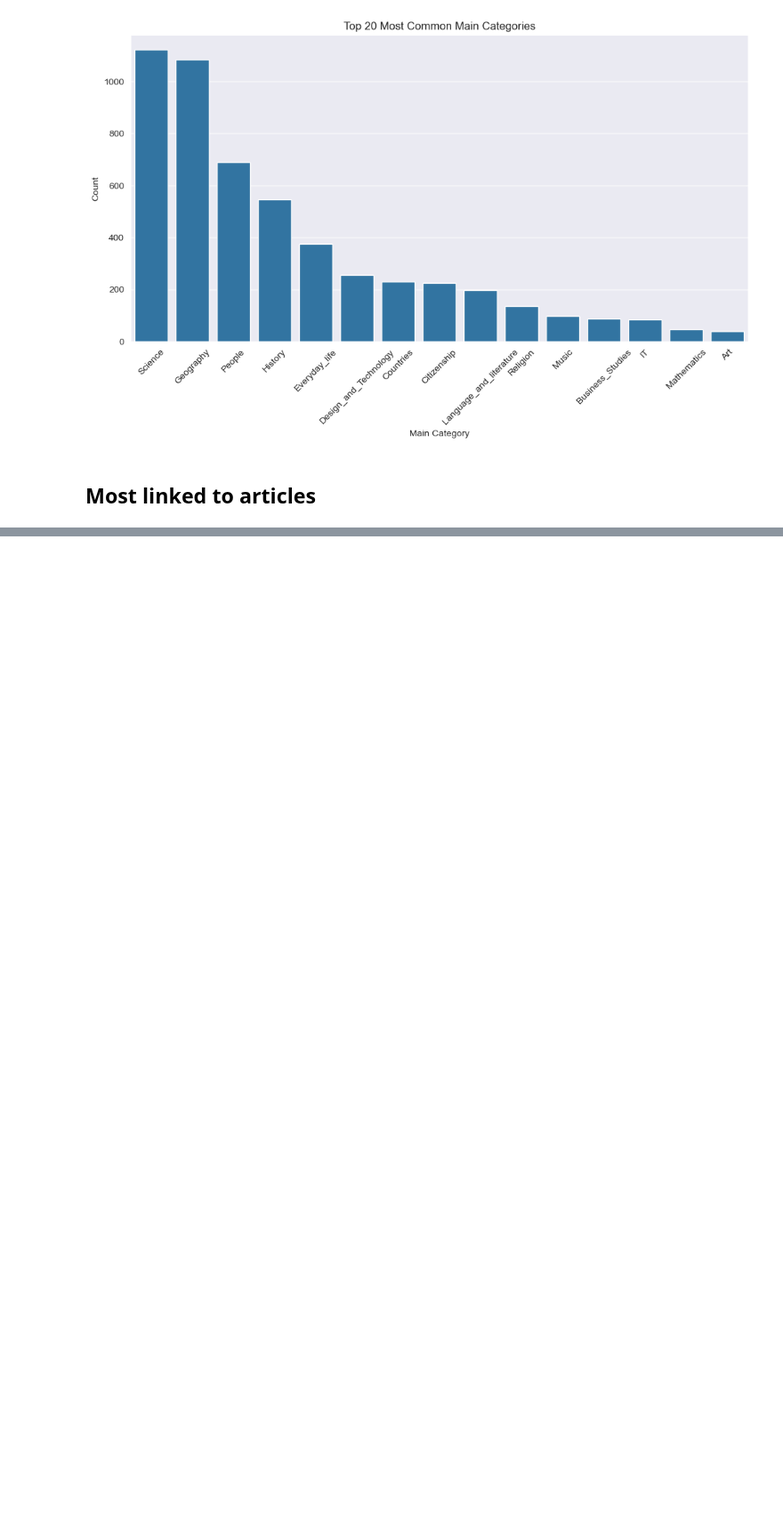
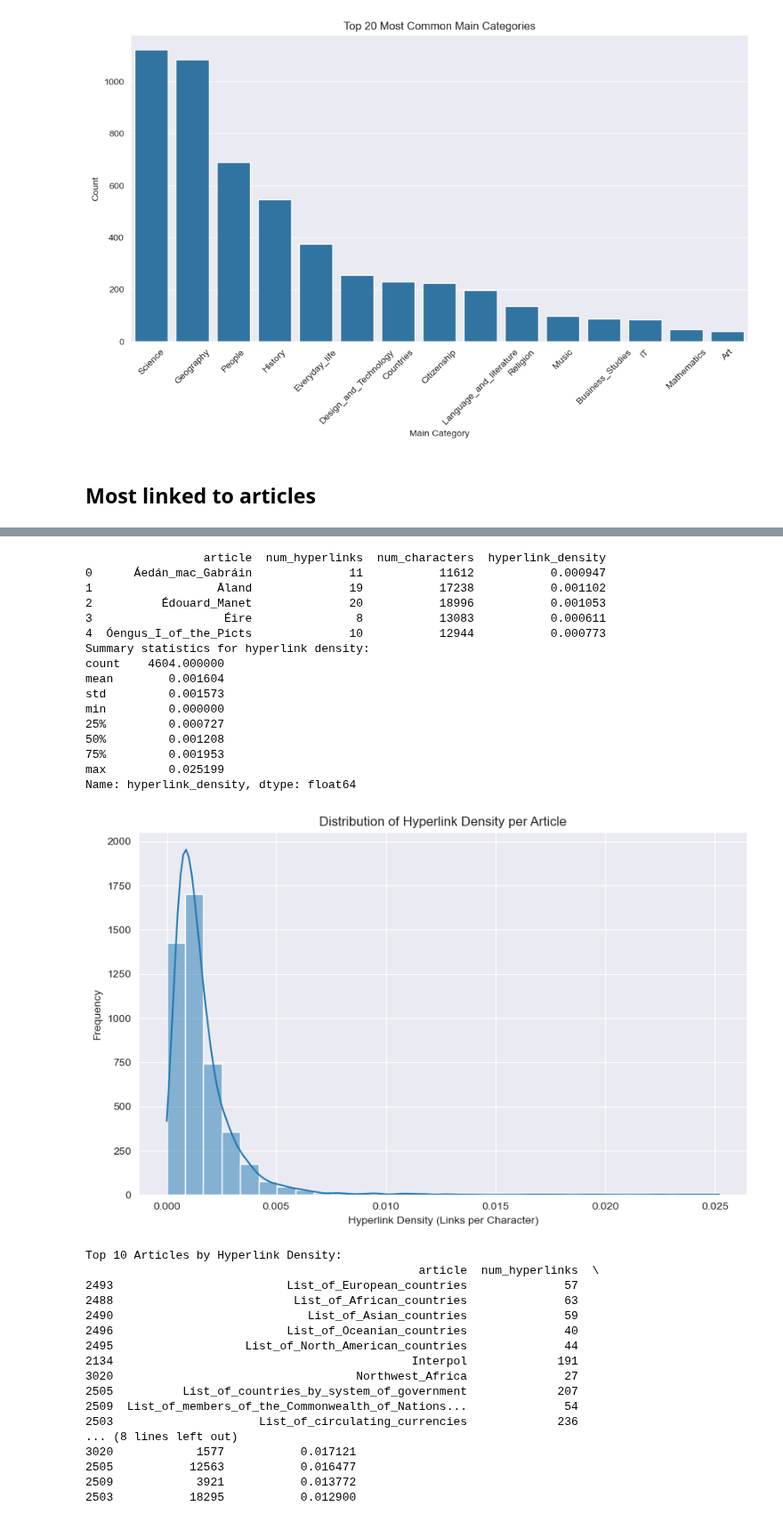
Before and after one commit to epfl-ada/ada-2024-project-adaholiks, a Jupyter notebook: statistical_analysis_osc.ipynb, the cells around one changed output, grey strips where cells are left out. Shown at 89% size. Drawn from its saved outputs; the diff is of its cells as text; code cells hidden in the pictures; blank space fills up the shorter version.

```diff
--- a/statistical_analysis_osc.ipynb
+++ b/statistical_analysis_osc.ipynb
@@ -906,3 +1007,72 @@ Name: count, dtype: int64
+# %%
+# Ensure plain_text is a string and handle missing values
+article_df['plain_text'] = article_df['plain_text'].fillna("").astype(str)
+
+# Calculate the number of characters in the plain_text column
+article_df['num_characters'] = article_df['plain_text'].apply(len)
+
+# Calculate hyperlink density (num_hyperlinks / num_characters)
+# Avoid division by zero by setting density to 0 if num_characters is 0
+article_df['hyperlink_density'] = article_df.apply(
+    lambda row: row['num_hyperlinks'] / row['num_characters'] if row['num_characters'] > 0 else 0,
+    axis=1
+)
+
+# Display the articles with their hyperlink density
+print(article_df[['article', 'num_hyperlinks', 'num_characters', 'hyperlink_density']].head())
+
+# Summary statistics of hyperlink density
+print("Summary statistics for hyperlink density:")
+print(article_df['hyperlink_density'].describe())
+
+# Plot the distribution of hyperlink density
+plt.figure(figsize=(10, 6))
+sns.histplot(article_df['hyperlink_density'], bins=30, kde=True)
+plt.title("Distribution of Hyperlink Density per Article")
+plt.xlabel("Hyperlink Density (Links per Character)")
+plt.ylabel("Frequency")
+plt.grid(True)
+plt.show()
+
+# Identify articles with the highest hyperlink density
+top_hyperlink_density = article_df.sort_values(by='hyperlink_density', ascending=False).head(10)
+print("\nTop 10 Articles by Hyperlink Density:")
+print(top_hyperlink_density[['article', 'num_hyperlinks', 'num_characters', 'hyperlink_density']])
+# %% [output]
+                 article  num_hyperlinks  num_characters  hyperlink_density
+0      Áedán_mac_Gabráin              11           11612           0.000947
+1                  Åland              19           17238           0.001102
+2          Édouard_Manet              20           18996           0.001053
+3                   Éire               8           13083           0.000611
+4  Óengus_I_of_the_Picts              10           12944           0.000773
+Summary statistics for hyperlink density:
+count    4604.000000
+mean        0.001604
+std         0.001573
+min         0.000000
+25%         0.000727
+50%         0.001208
+75%         0.001953
+max         0.025199
+Name: hyperlink_density, dtype: float64
+[figure, added]
+Top 10 Articles by Hyperlink Density:
+                                                article  num_hyperlinks  \
+2493                         List_of_European_countries              57
+2488                          List_of_African_countries              63
+2490                            List_of_Asian_countries              59
+2496                         List_of_Oceanian_countries              40
+2495                   List_of_North_American_countries              44
+2134                                           Interpol             191
+3020                                   Northwest_Africa              27
+2505          List_of_countries_by_system_of_government             207
+2509  List_of_members_of_the_Commonwealth_of_Nations...              54
+2503                     List_of_circulating_currencies             236
+... (8 lines left out)
+3020            1577           0.017121
+2505           12563           0.016477
+2509            3921           0.013772
+2503           18295           0.012900
 # %%
 article_df
 # %% [output]
```
Also changed, not shown: parts of 9 cells of this notebook.
